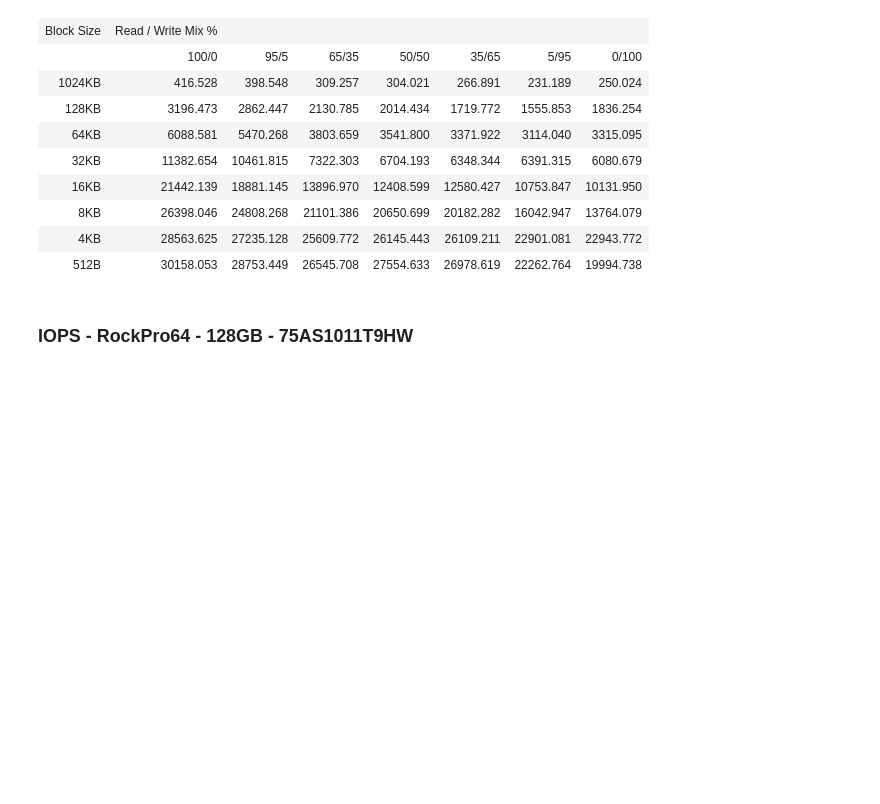
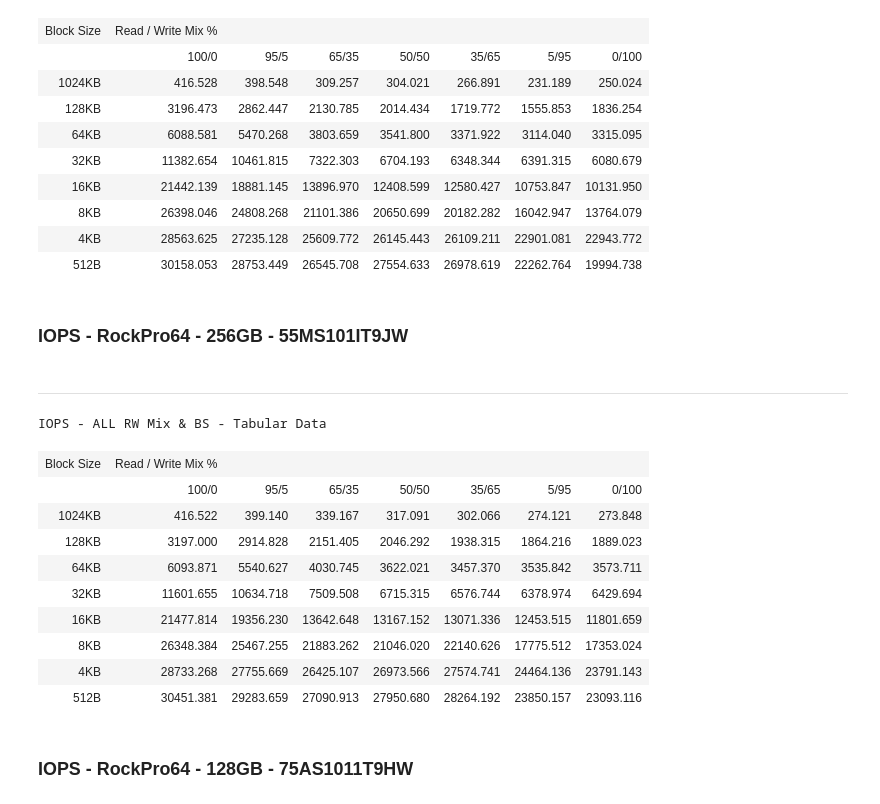
Before and after one commit to ljishen/SSSPT, a Jupyter notebook: analysis/notebooks/iops_comparison.ipynb, the cells around one changed output. Drawn from its saved outputs; the diff is of its cells as text; code cells hidden in the pictures; blank space fills up the shorter version.

Commit message:
Update IOPS notebooks for RockPro64 after adding profiles for SSD 55MS101IT9JW

```diff
--- a/analysis/notebooks/iops_comparison.ipynb
+++ b/analysis/notebooks/iops_comparison.ipynb
@@ -36,6 +36,23 @@ IOPS - ALL RW Mix & BS - Tabular Data
 | 8KB | 26398.046 | 24808.268 | 21101.386 | 20650.699 | 20182.282 | 16042.947 | 13764.079 |
 | 4KB | 28563.625 | 27235.128 | 25609.772 | 26145.443 | 26109.211 | 22901.081 | 22943.772 |
 | 512B | 30158.053 | 28753.449 | 26545.708 | 27554.633 | 26978.619 | 22262.764 | 19994.738 |
+# %% [markdown]
+### IOPS - RockPro64 - 256GB - 55MS101IT9JW
+# %%
+plot_measurement_window_tabular('rockpro64/iops/4')
+# %% [output]
+---
+IOPS - ALL RW Mix & BS - Tabular Data
+| Block Size | Read / Write Mix % |  |  |  |  |  |  |
+|  | 100/0 | 95/5 | 65/35 | 50/50 | 35/65 | 5/95 | 0/100 |
+| 1024KB | 416.522 | 399.140 | 339.167 | 317.091 | 302.066 | 274.121 | 273.848 |
+| 128KB | 3197.000 | 2914.828 | 2151.405 | 2046.292 | 1938.315 | 1864.216 | 1889.023 |
+| 64KB | 6093.871 | 5540.627 | 4030.745 | 3622.021 | 3457.370 | 3535.842 | 3573.711 |
+| 32KB | 11601.655 | 10634.718 | 7509.508 | 6715.315 | 6576.744 | 6378.974 | 6429.694 |
+| 16KB | 21477.814 | 19356.230 | 13642.648 | 13167.152 | 13071.336 | 12453.515 | 11801.659 |
+| 8KB | 26348.384 | 25467.255 | 21883.262 | 21046.020 | 22140.626 | 17775.512 | 17353.024 |
+| 4KB | 28733.268 | 27755.669 | 26425.107 | 26973.566 | 27574.741 | 24464.136 | 23791.143 |
+| 512B | 30451.381 | 29283.659 | 27090.913 | 27950.680 | 28264.192 | 23850.157 | 23093.116 |
 # %% [markdown]
 ### IOPS - RockPro64 - 128GB - 75AS1011T9HW
 # %%
```
Also changed, not shown: parts of 2 cells of this notebook.
